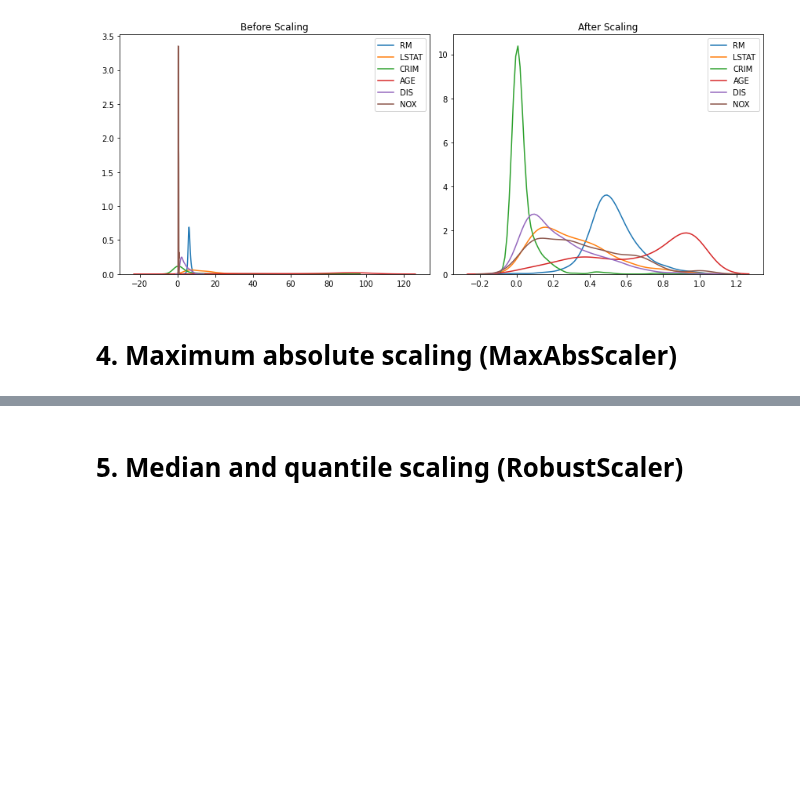
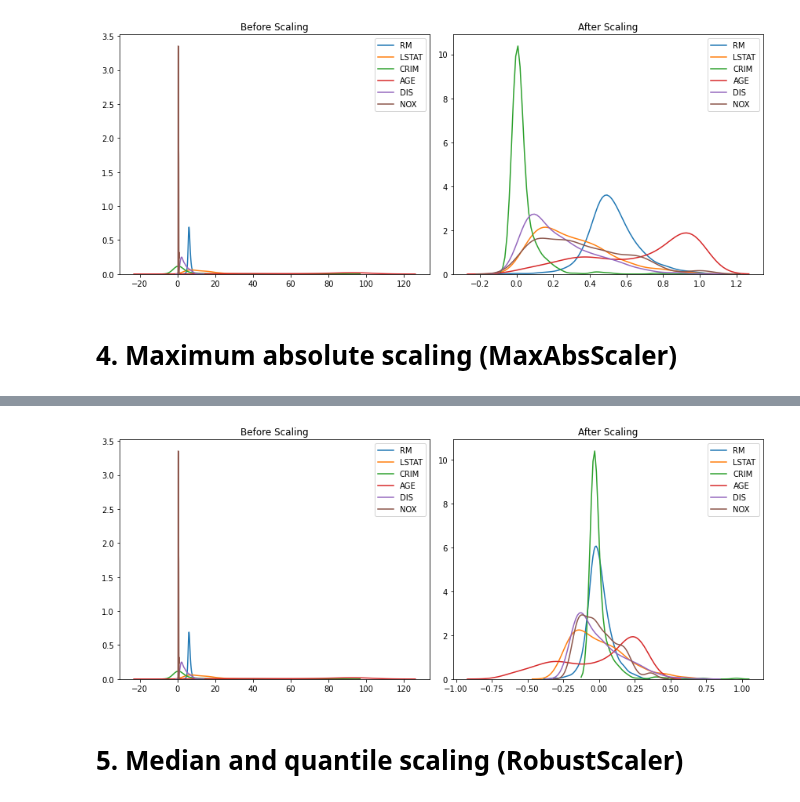
Before and after one commit to mkang32/feature-engineering, a Jupyter notebook: notebooks/6.feature_scaling/feature_scaling.ipynb, the cells around one changed output, grey strips where cells are left out. Drawn from its saved outputs; the diff is of its cells as text; code cells hidden in the pictures; blank space fills up the shorter version.

Commit message:
more feature scaling

```diff
--- a/notebooks/6.feature_scaling/feature_scaling.ipynb
+++ b/notebooks/6.feature_scaling/feature_scaling.ipynb
@@ -224,2 +234,15 @@ plot(X_train, X_train_scaled)
+# %%
+# centering + MaxAbsScaling: center distribution at zero and then scale to its absolute maximum. recommended by sklearn
+
+scaler_mean = StandardScaler(with_mean=True, with_std=False)
+scaler_maxabs = MaxAbsScaler()
+
+scaler_mean.fit(X_train)
+scaler_maxabs.fit(X_train)
+
+X_train_scaled = pd.DataFrame(scaler_maxabs.transform(scaler_mean.transform(X_train)), columns=X_train.columns)
+plot(X_train, X_train_scaled)
+# %% [output]
+[figure, added]
 # %% [markdown]
 # 5. Median and quantile scaling (RobustScaler)
```
Also changed, not shown: parts of 15 cells of this notebook.
